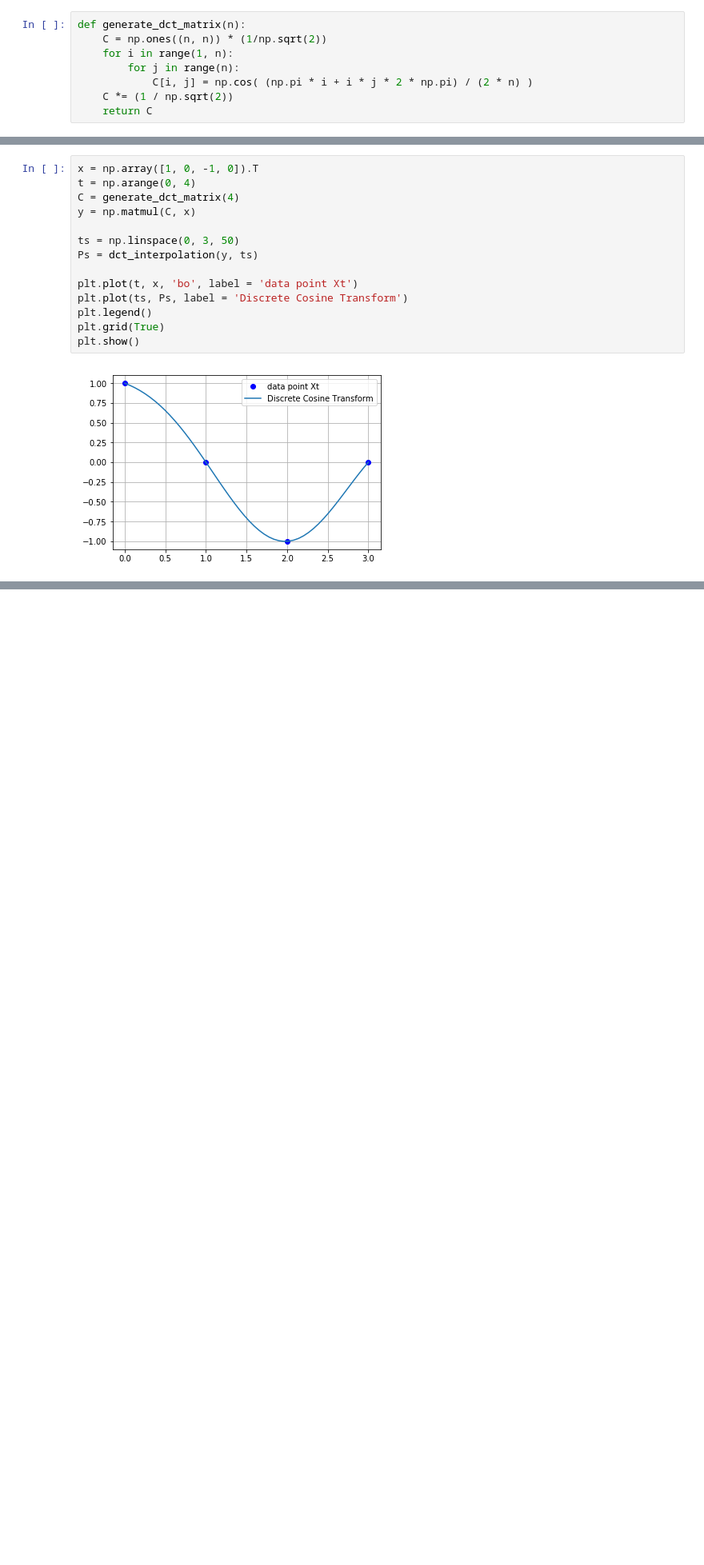
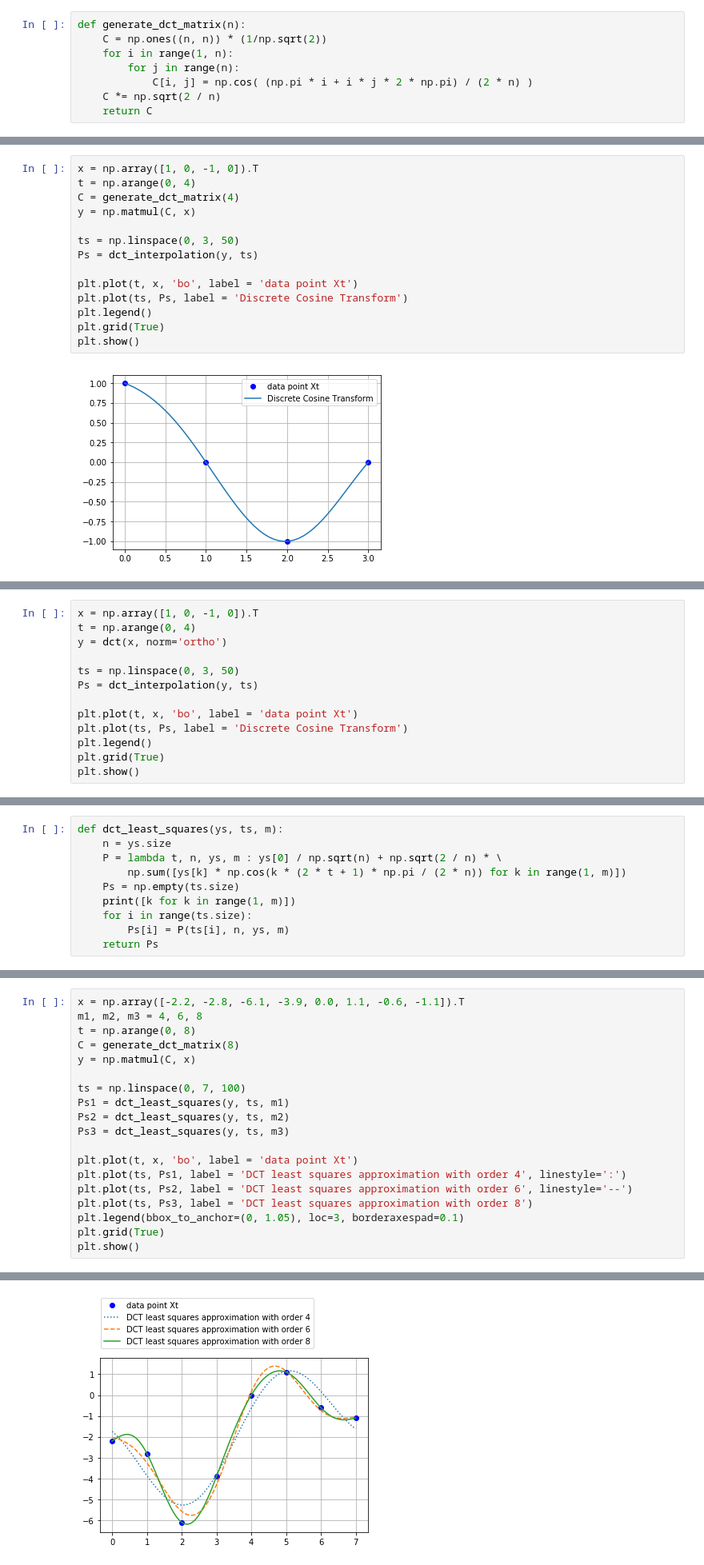
Before and after one commit to Jim00000/Numerical-Analysis, a Jupyter notebook: 11_Compression.ipynb, the cells around one changed output, grey strips where cells are left out. Shown at 80% size. Cells and saved outputs as stored; diff of their text form; blank space fills up the shorter version.

Commit message:
Add DCT least squares approximation

```diff
--- a/11_Compression.ipynb
+++ b/11_Compression.ipynb
@@ -32,7 +33,7 @@ def generate_dct_matrix(n):
     for i in range(1, n):
         for j in range(n):
             C[i, j] = np.cos( (np.pi * i + i * j * 2 * np.pi) / (2 * n) )
-    C *= (1 / np.sqrt(2))
+    C *= np.sqrt(2 / n)
     return C
 # %% [markdown]
 ## Definition
@@ -89,0 +93,13 @@ plt.show()
+# %%
+x = np.array([1, 0, -1, 0]).T
+t = np.arange(0, 4)
+y = dct(x, norm='ortho')
+
+ts = np.linspace(0, 3, 50)
+Ps = dct_interpolation(y, ts)
+
+plt.plot(t, x, 'bo', label = 'data point Xt')
+plt.plot(ts, Ps, label = 'Discrete Cosine Transform')
+plt.legend()
+plt.grid(True)
+plt.show()
@@ -89,0 +118,10 @@ plt.show()
+# %%
+def dct_least_squares(ys, ts, m):
+    n = ys.size
+    P = lambda t, n, ys, m : ys[0] / np.sqrt(n) + np.sqrt(2 / n) * \
+        np.sum([ys[k] * np.cos(k * (2 * t + 1) * np.pi / (2 * n)) for k in range(1, m)])
+    Ps = np.empty(ts.size)
+    print([k for k in range(1, m)])
+    for i in range(ts.size):
+        Ps[i] = P(ts[i], n, ys, m)
+    return Ps
@@ -89,0 +132,20 @@ plt.show()
+# %%
+x = np.array([-2.2, -2.8, -6.1, -3.9, 0.0, 1.1, -0.6, -1.1]).T
+m1, m2, m3 = 4, 6, 8
+t = np.arange(0, 8)
+C = generate_dct_matrix(8)
+y = np.matmul(C, x)
+
+ts = np.linspace(0, 7, 100)
+Ps1 = dct_least_squares(y, ts, m1)
+Ps2 = dct_least_squares(y, ts, m2)
+Ps3 = dct_least_squares(y, ts, m3)
+
+plt.plot(t, x, 'bo', label = 'data point Xt')
+plt.plot(ts, Ps1, label = 'DCT least squares approximation with order 4', linestyle=':')
+plt.plot(ts, Ps2, label = 'DCT least squares approximation with order 6', linestyle='--')
+plt.plot(ts, Ps3, label = 'DCT least squares approximation with order 8')
+plt.legend(bbox_to_anchor=(0, 1.05), loc=3, borderaxespad=0.1)
+plt.grid(True)
+plt.show()
+# %% [output]
@@ -89,0 +155 @@ plt.show()
+[figure, added]
```
Also changed, not shown: parts of 6 cells of this notebook.
